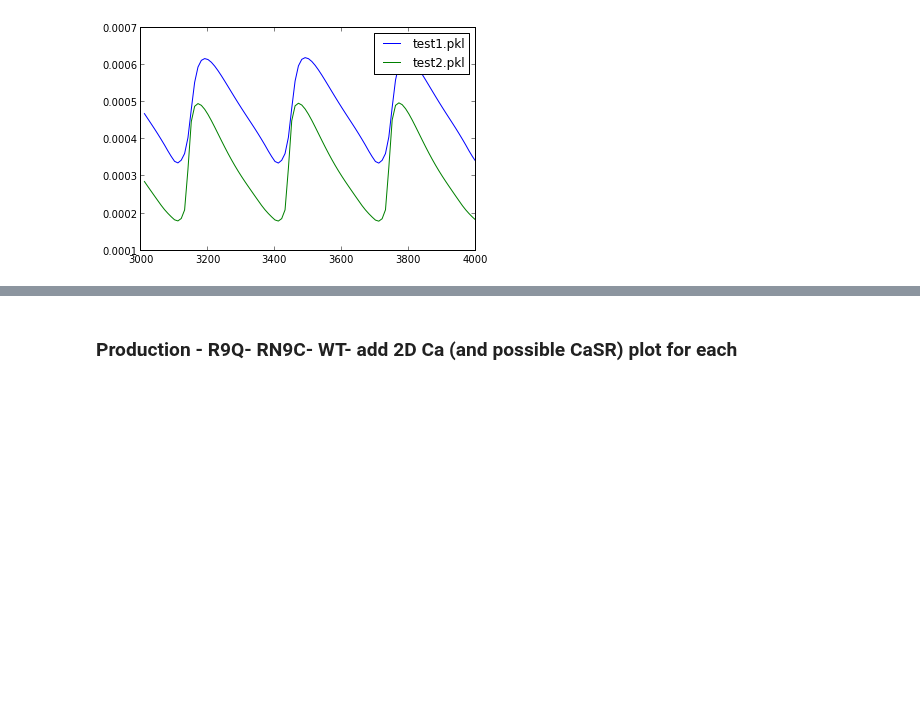
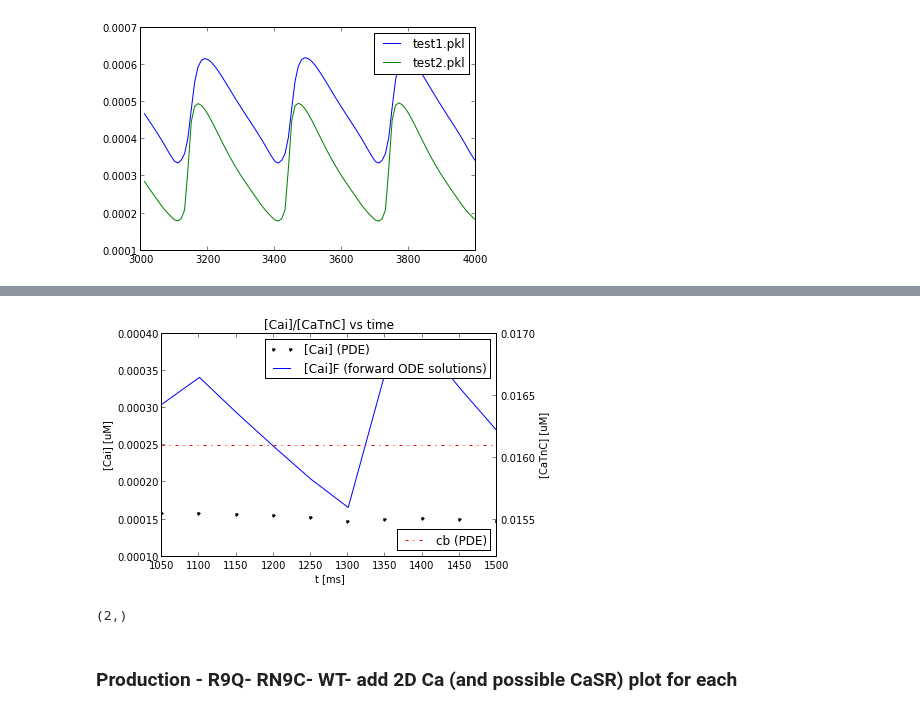
Before and after one commit to huskeypm/wholecell, a Jupyter notebook: gotranfenics.ipynb, the cells around one changed output, grey strips where cells are left out. Drawn from its saved outputs; the diff is of its cells as text; code cells hidden in the pictures; blank space fills up the shorter version.

```diff
--- a/gotranfenics.ipynb
+++ b/gotranfenics.ipynb
@@ -46,2 +66,10 @@ def reader(name):  case1 = empty()  case1.pickleName = name   pkl_file = open(ca
+# %%
+ts = resultsi.tsresults = resultsiif 1:    fig=plt.figure()    ax1 = fig.add_subplot(111)    ax1.set_title("[Cai]/[CaTnC] vs time")    #ax1.plot(tstepsExact,statesTrajExact[:,Cai_pde_idx],label="[Cai] Exact")    # [1:] since I call GlobalConc once before loop     ax1.plot(ts,results.cs[1:],'k.',label="[Cai] (PDE) ")    ax1.plot(ts,results.cFs,label="[Cai]F (forward ODE solutions)")    ax1.set_ylabel("[Cai] [uM]")    ax1.set_xlabel("t [ms]")    ax1.legend(loc=0)    ax2 = ax1.twinx()    ax2.set_ylabel("[CaTnC] [uM]")    ax2.plot(ts,results.cbs[1:],'r-.',label="cb (PDE) ")    ax2.legend(loc=4)
+# %% [output]
+[figure, added]
+# %%
+np.shape(resultsi.c)np.shape(resultsi.ts)
+# %% [output]
+(2,)
 # %% [markdown]
 ### Production - R9Q- RN9C- WT- add 2D Ca (and possible CaSR) plot for each
```
Also changed, not shown: parts of 12 cells of this notebook, 2 other files.
